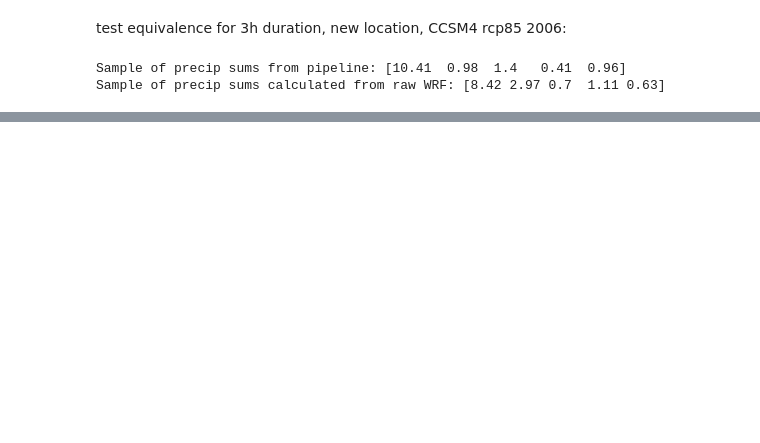
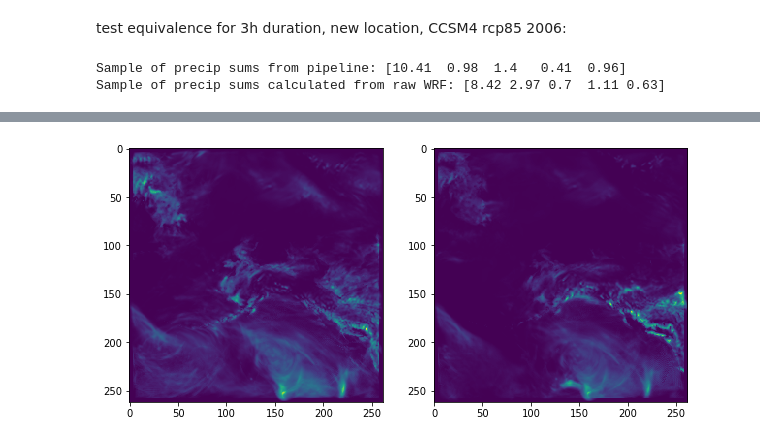
Before and after one commit to ua-snap/precip-dot, a Jupyter notebook: other_scripts/durations_mismatch.ipynb, the cells around one changed output, grey strips where cells are left out. Saved outputs shown, nothing was run; the diff lists cells and outputs as text; code cells hidden in the pictures; blank space fills up the shorter version.

```diff
--- a/other_scripts/durations_mismatch.ipynb
+++ b/other_scripts/durations_mismatch.ipynb
@@ -124,0 +164,4 @@ Sample of precip sums calculated from raw WRF: [8.42 2.97 0.7  1.11 0.63]
+# %%
+plot_slices(40)
+# %% [output]
+[figure, added]
```
Also changed, not shown: parts of 12 cells of this notebook.
